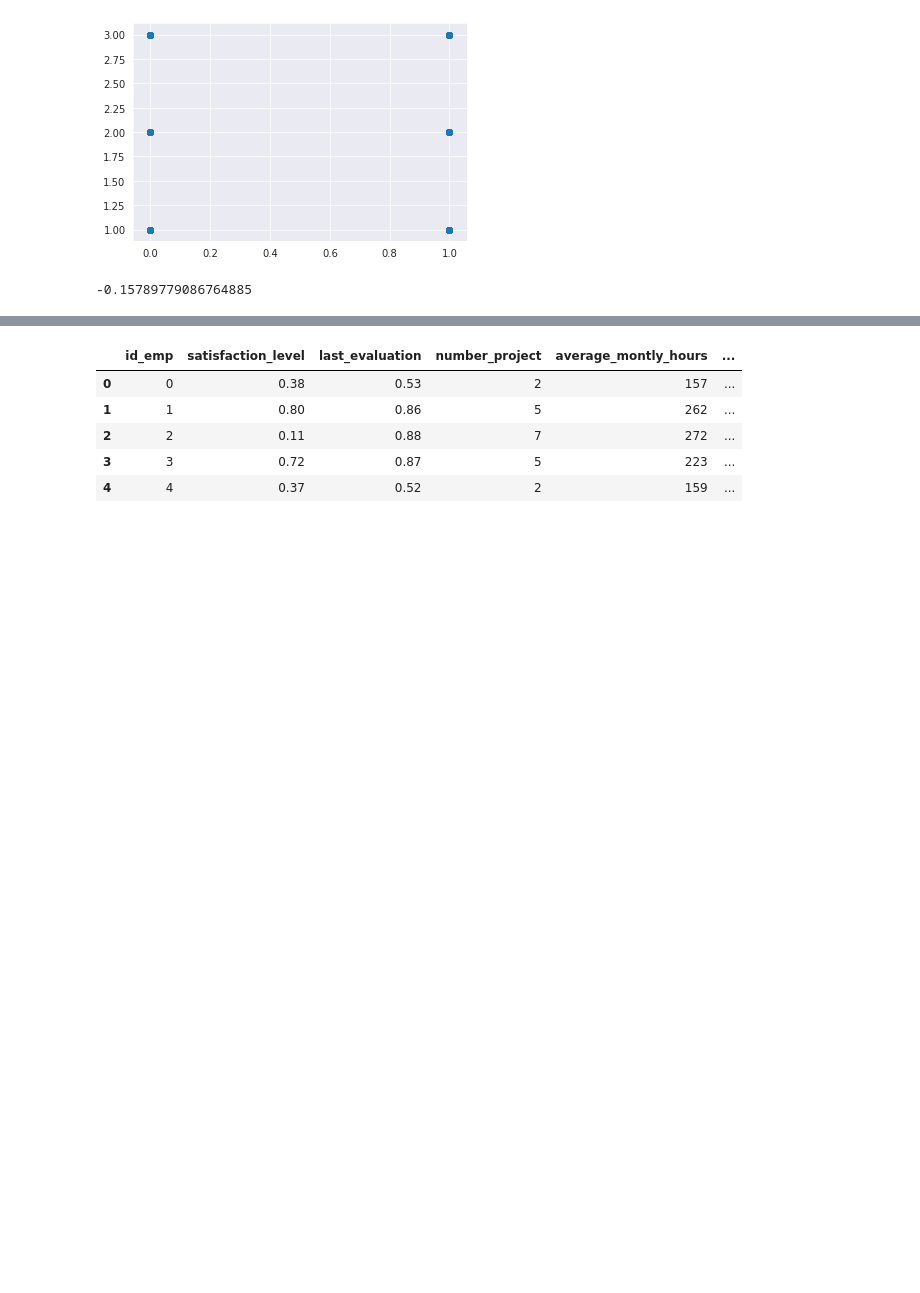
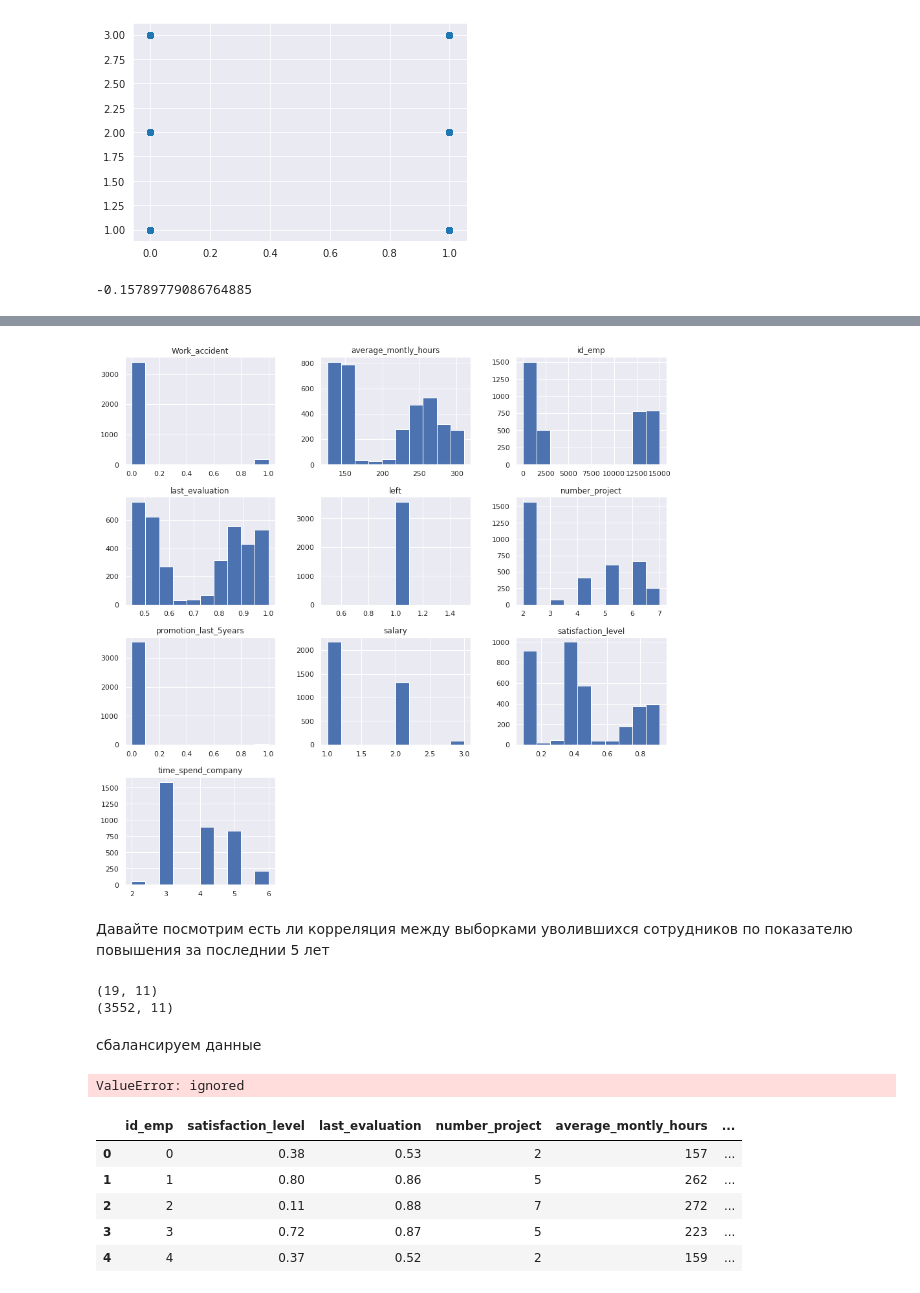
Before and after one commit to Geringer13/Netology_pyda, a Jupyter notebook: Diploma_work.ipynb, the cells around one changed output, grey strips where cells are left out. Cells and saved outputs as stored; diff of their text form; code cells hidden in the pictures; blank space fills up the shorter version.

```diff
--- a/Diploma_work.ipynb
+++ b/Diploma_work.ipynb
@@ -673,0 +708,4 @@ print(corr)
+# %%
+level_map_1 = {'sales':1, 'technical':2, 'support':3, 'IT':4, 'product_mng':5, 'marketing':6, 'RandD':7, 'accounting':8, 'hr':9, 'management':10 }
+data['sales'] = data['sales'].map(level_map_1)
+data.head()
@@ -674,2 +719,2 @@ print(corr)
 # %%
-all_left = data[data['left']==0]
+left = data[data['left']==1]
@@ -686,3 +757,33 @@ plt.show()
+# %%
+# на этих частотных графиках среди уволившихся людей мы видим, что в основном у них был еще и низкий уровень зарплаты
+plt.rcParams['figure.figsize'] = [15, 15]
+left.hist()
+plt.show()
+# %% [output]
+[figure, added]
+# %% [markdown]
+Давайте посмотрим есть ли корреляция между выборками уволившихся сотрудников по показателю повышения за последнии 5 лет
+# %%
+# количество уволившихся и получивших повышение - 19 человек, а которые уволились и не получили - 3552 человека. Очевидно, что нужно сблансировать выборки
+print(promo.shape)
+print(non_promo.shape)
+# %% [output]
+(19, 11)
+(3552, 11)
+# %% [markdown]
+сбалансируем данные
+# %%
+from imblearn.over_sampling import RandomOverSampler
+from imblearn.under_sampling import RandomUnderSampler
+
+ros = RandomOverSampler(random_state=0)
+
+ros.fit(promo, non_promo)
+promo_resampled, non_promo_resampled = ros.fit_sample(promo, non_promo)
+print('Количество элементов до операции:', len(promo))
+print('Количество элементов после операции:', len(promo_resampled))
+# %% [output]
+ValueError: ignored
 # %%
 data.head()
 # %% [output]
```
Also changed, not shown: parts of 15 cells of this notebook.
